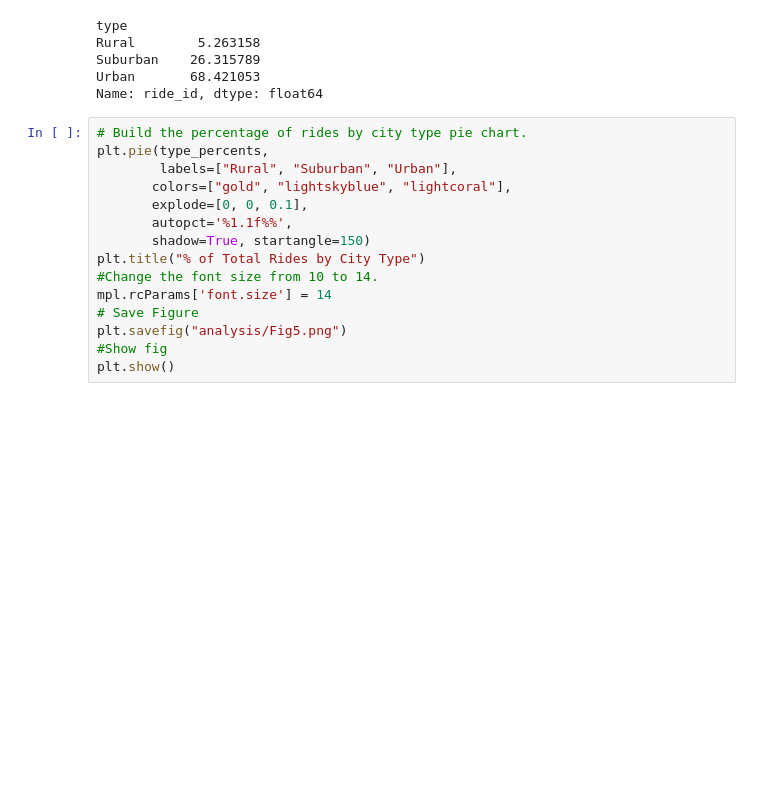
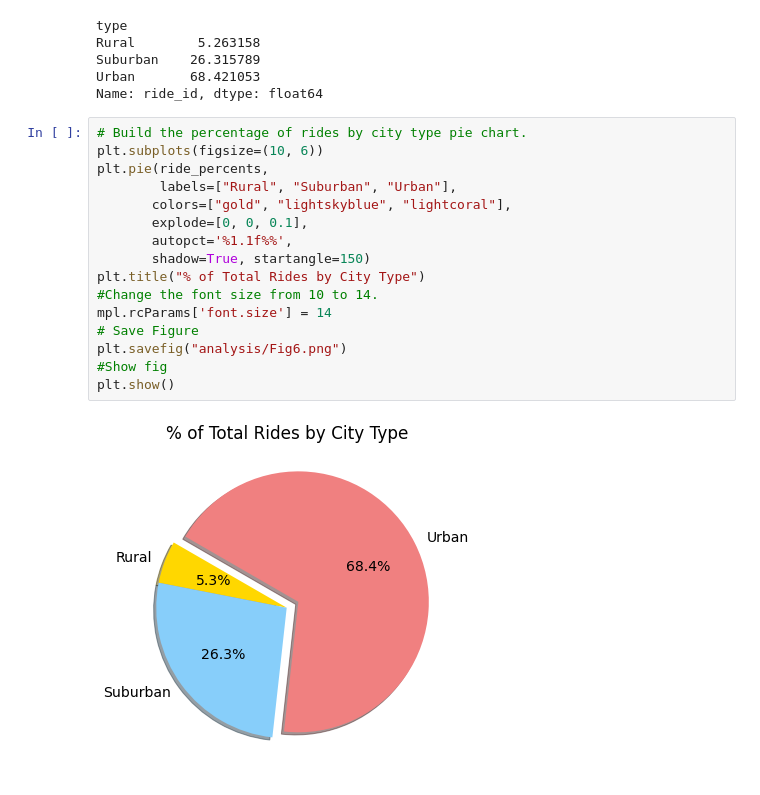
Before and after one commit to kayleeallen/PyBer_Analysis, a Jupyter notebook: PyBer.ipynb, the cells around one changed output. Drawn from its saved outputs; the diff is of its cells as text; blank space fills up the shorter version.

```diff
--- a/PyBer.ipynb
+++ b/PyBer.ipynb
@@ -849,16 +849,19 @@ Urban       68.421053
 Name: ride_id, dtype: float64
 # %%
 # Build the percentage of rides by city type pie chart.
-plt.pie(type_percents,
+plt.subplots(figsize=(10, 6))
+plt.pie(ride_percents,
         labels=["Rural", "Suburban", "Urban"],
        colors=["gold", "lightskyblue", "lightcoral"],
        explode=[0, 0, 0.1],
        autopct='%1.1f%%',
        shadow=True, startangle=150)
 plt.title("% of Total Rides by City Type")
 #Change the font size from 10 to 14.
 mpl.rcParams['font.size'] = 14
 # Save Figure
-plt.savefig("analysis/Fig5.png")
+plt.savefig("analysis/Fig6.png")
 #Show fig
 plt.show()
+# %% [output]
+[figure, added]
```
Also changed, not shown: 2 other files.
